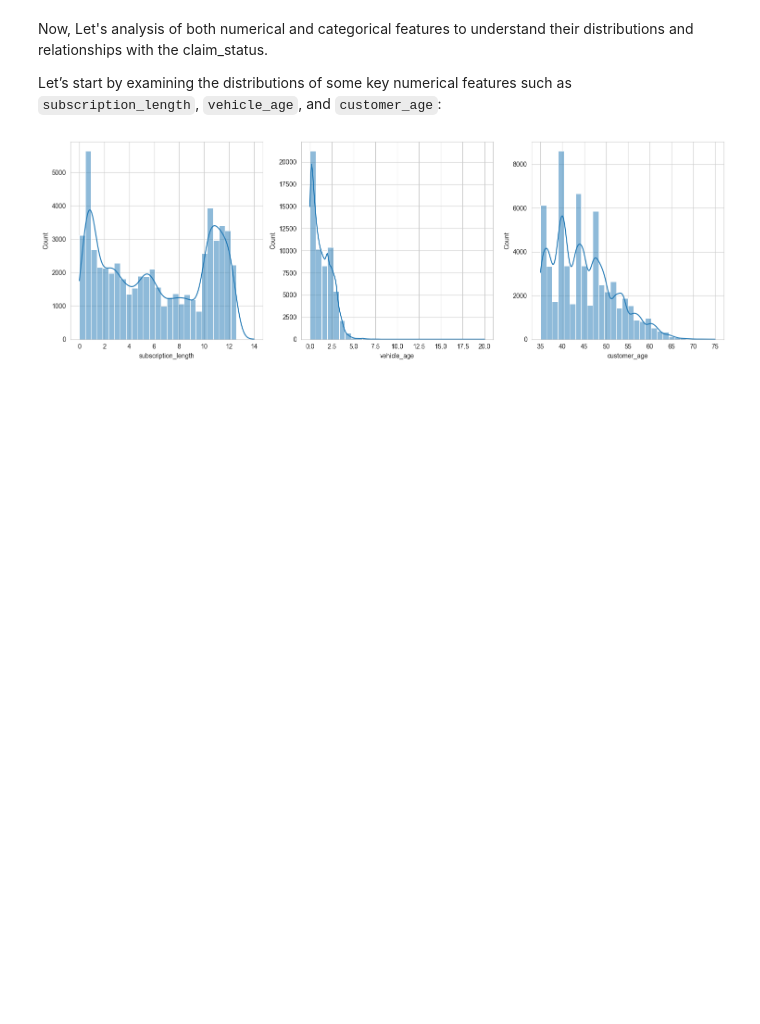
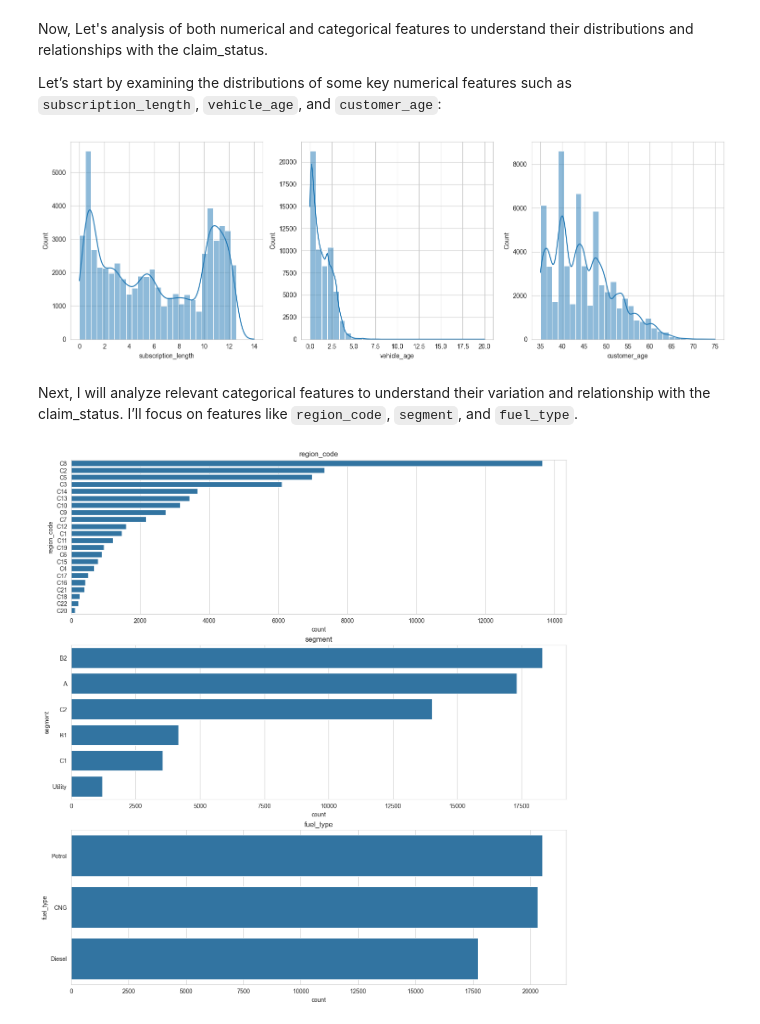
Before and after one commit to MohammadHosseinDalghi/Predicting-the-probability-of-insurance-losses, a Jupyter notebook: Main.ipynb, the cells around one changed output. Drawn from its saved outputs; the diff is of its cells as text; code cells hidden in the pictures; blank space fills up the shorter version.

Commit message:
Add visualization categorical columns

```diff
--- a/Main.ipynb
+++ b/Main.ipynb
@@ -151,3 +151,16 @@ for i,n in enumerate(numerical_columns, 1):
 plt.tight_layout()
 # %% [output]
 [figure]
+# %% [markdown]
+Next, I will analyze relevant categorical features to understand their variation and relationship with the claim_status. I’ll focus on features like `region_code`, `segment`, and `fuel_type`.
+# %%
+categorical_columns = ['region_code', 'segment', 'fuel_type']
+
+plt.figure(figsize=(15,16))
+
+for i, column in enumerate(categorical_columns, 1):
+    plt.subplot(3,1,i)
+    sns.countplot(df[column], order=df[column].value_counts().index)
+    plt.title(f'{column}')
+# %% [output]
+[figure, added]
```
Also changed, not shown: parts of 1 cell of this notebook.
